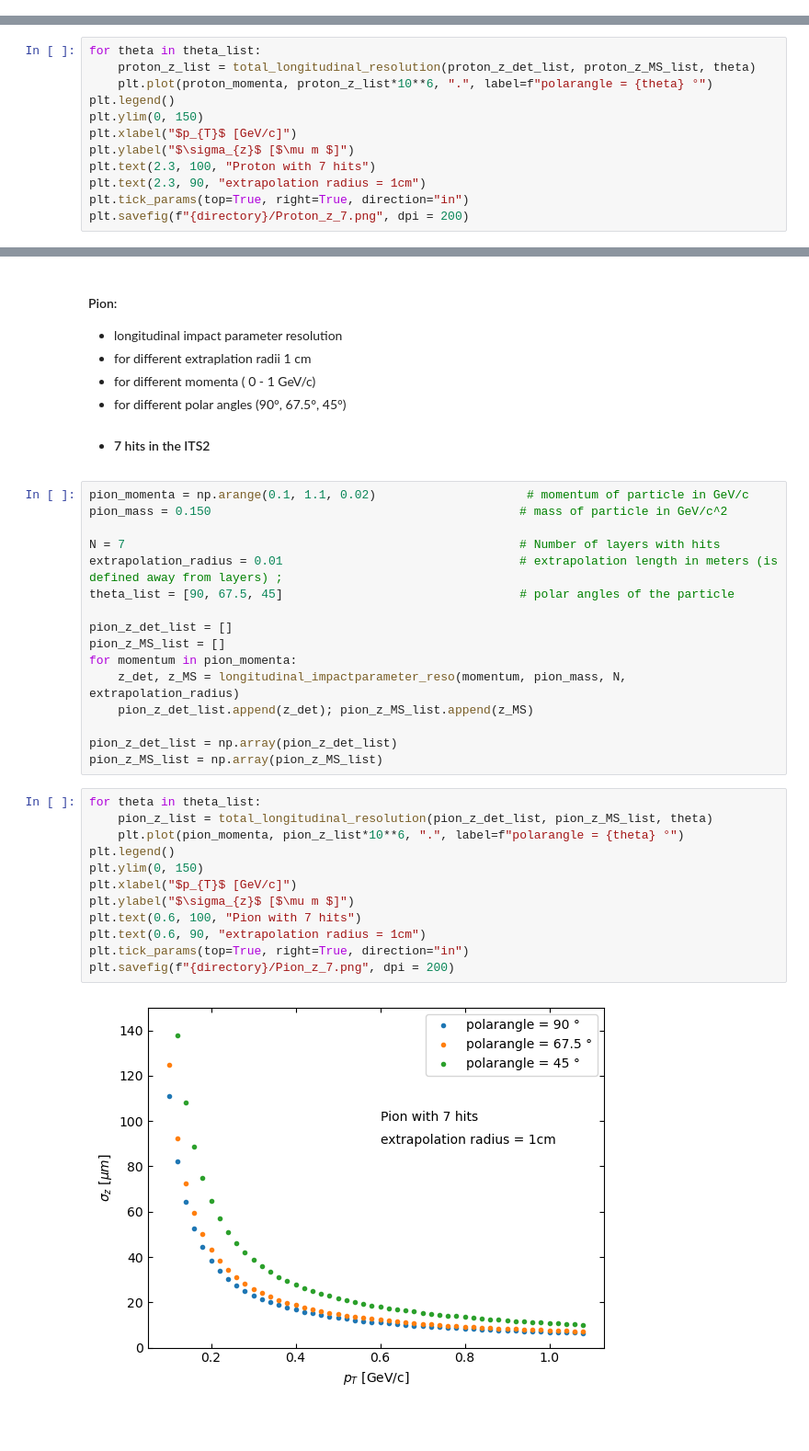
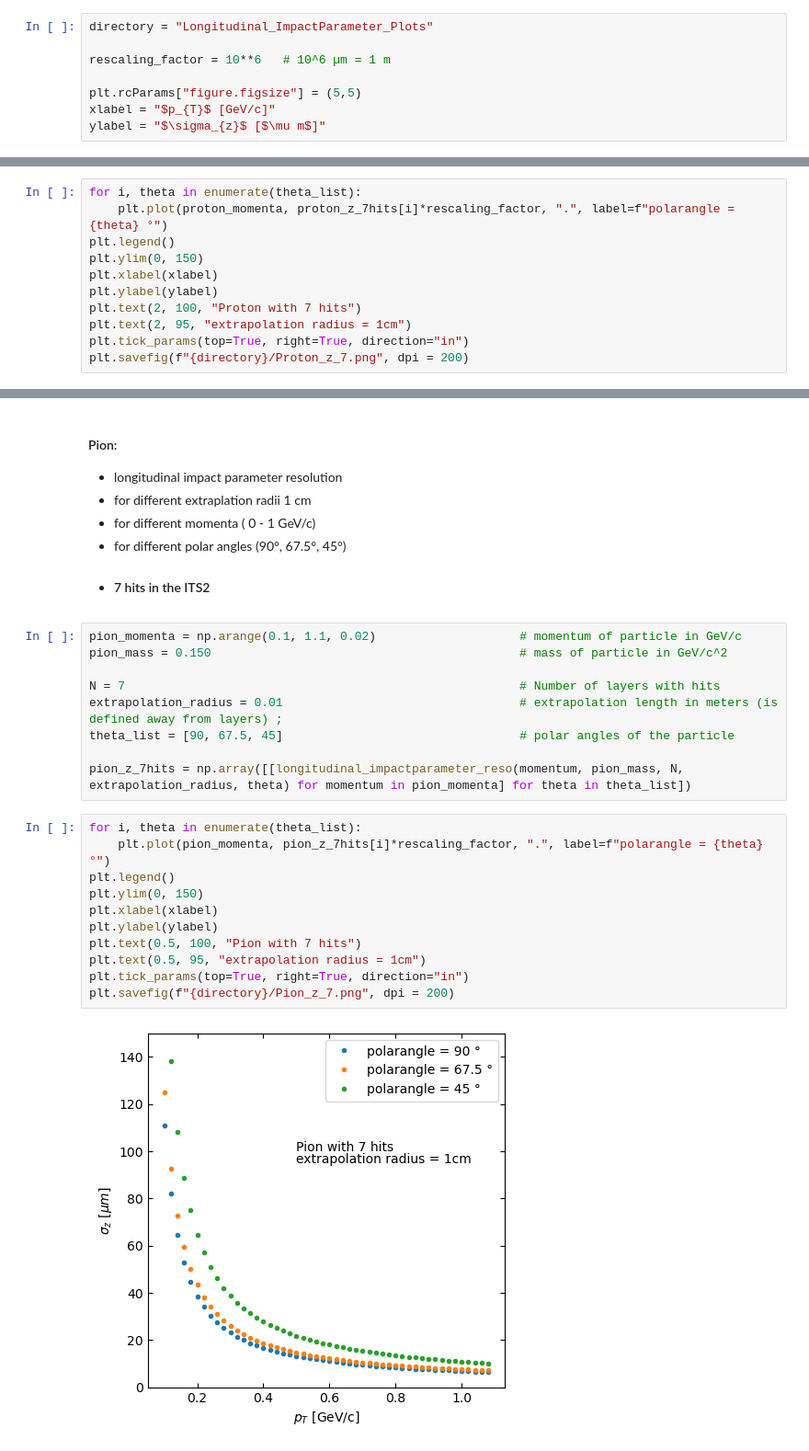
Before and after one commit to Claitos/Track-Parameter-Resolutions, a Jupyter notebook: Longitudinal_ImpactParameter.ipynb, the cells around one changed output, grey strips where cells are left out. Shown at 92% size. Saved outputs shown, nothing was run; the diff lists cells and outputs as text; blank space fills up the shorter version.

```diff
--- a/Longitudinal_ImpactParameter.ipynb
+++ b/Longitudinal_ImpactParameter.ipynb
@@ -7,3 +5,11 @@ directory = "Longitudinal_ImpactParameter_Plots"
+# %%
+directory = "Longitudinal_ImpactParameter_Plots"
+
+rescaling_factor = 10**6   # 10^6 µm = 1 m
+
+plt.rcParams["figure.figsize"] = (5,5)
+xlabel = "$p_{T}$ [GeV/c]"
+ylabel = "$\sigma_{z}$ [$\mu m$]"
 # %% [markdown]
 #### Proton:
 - logintudinal impact parameter resolution
@@ -142,13 +127,12 @@ proton_z_MS_list = np.array(proton_z_MS_list)
 # %%
-for theta in theta_list:
-    proton_z_list = total_longitudinal_resolution(proton_z_det_list, proton_z_MS_list, theta)
-    plt.plot(proton_momenta, proton_z_list*10**6, ".", label=f"polarangle = {theta} °")
+for i, theta in enumerate(theta_list):
+    plt.plot(proton_momenta, proton_z_7hits[i]*rescaling_factor, ".", label=f"polarangle = {theta} °")
 plt.legend()
 plt.ylim(0, 150)
-plt.xlabel("$p_{T}$ [GeV/c]")
-plt.ylabel("$\sigma_{z}$ [$\mu m $]")
-plt.text(2.3, 100, "Proton with 7 hits")
-plt.text(2.3, 90, "extrapolation radius = 1cm")
+plt.xlabel(xlabel)
+plt.ylabel(ylabel)
+plt.text(2, 100, "Proton with 7 hits")
+plt.text(2, 95, "extrapolation radius = 1cm")
 plt.tick_params(top=True, right=True, direction="in")
 plt.savefig(f"{directory}/Proton_z_7.png", dpi = 200)
 # %% [output]
@@ -161,32 +145,24 @@ plt.savefig(f"{directory}/Proton_z_7.png", dpi = 200)
 - for different polar angles (90°, 67.5°, 45°)
 - #### 7 hits in the ITS2
 # %%
-pion_momenta = np.arange(0.1, 1.1, 0.02)                     # momentum of particle in GeV/c
+pion_momenta = np.arange(0.1, 1.1, 0.02)                    # momentum of particle in GeV/c
 pion_mass = 0.150                                           # mass of particle in GeV/c^2
 
 N = 7                                                       # Number of layers with hits
 extrapolation_radius = 0.01                                 # extrapolation length in meters (is defined away from layers) ;
 theta_list = [90, 67.5, 45]                                 # polar angles of the particle
 
-pion_z_det_list = []
-pion_z_MS_list = []
-for momentum in pion_momenta:
-    z_det, z_MS = longitudinal_impactparameter_reso(momentum, pion_mass, N, extrapolation_radius)
-    pion_z_det_list.append(z_det); pion_z_MS_list.append(z_MS)
-
-pion_z_det_list = np.array(pion_z_det_list)
-pion_z_MS_list = np.array(pion_z_MS_list)
+pion_z_7hits = np.array([[longitudinal_impactparameter_reso(momentum, pion_mass, N, extrapolation_radius, theta) for momentum in pion_momenta] for theta in theta_list])
 # %%
-for theta in theta_list:
-    pion_z_list = total_longitudinal_resolution(pion_z_det_list, pion_z_MS_list, theta)
-    plt.plot(pion_momenta, pion_z_list*10**6, ".", label=f"polarangle = {theta} °")
+for i, theta in enumerate(theta_list):
+    plt.plot(pion_momenta, pion_z_7hits[i]*rescaling_factor, ".", label=f"polarangle = {theta} °")
 plt.legend()
 plt.ylim(0, 150)
-plt.xlabel("$p_{T}$ [GeV/c]")
-plt.ylabel("$\sigma_{z}$ [$\mu m $]")
-plt.text(0.6, 100, "Pion with 7 hits")
-plt.text(0.6, 90, "extrapolation radius = 1cm")
+plt.xlabel(xlabel)
+plt.ylabel(ylabel)
+plt.text(0.5, 100, "Pion with 7 hits")
+plt.text(0.5, 95, "extrapolation radius = 1cm")
 plt.tick_params(top=True, right=True, direction="in")
 plt.savefig(f"{directory}/Pion_z_7.png", dpi = 200)
 # %% [output]
-[figure, old version]
+[figure, new version]
```
Also changed, not shown: parts of 9 cells of this notebook, 4 other files.
